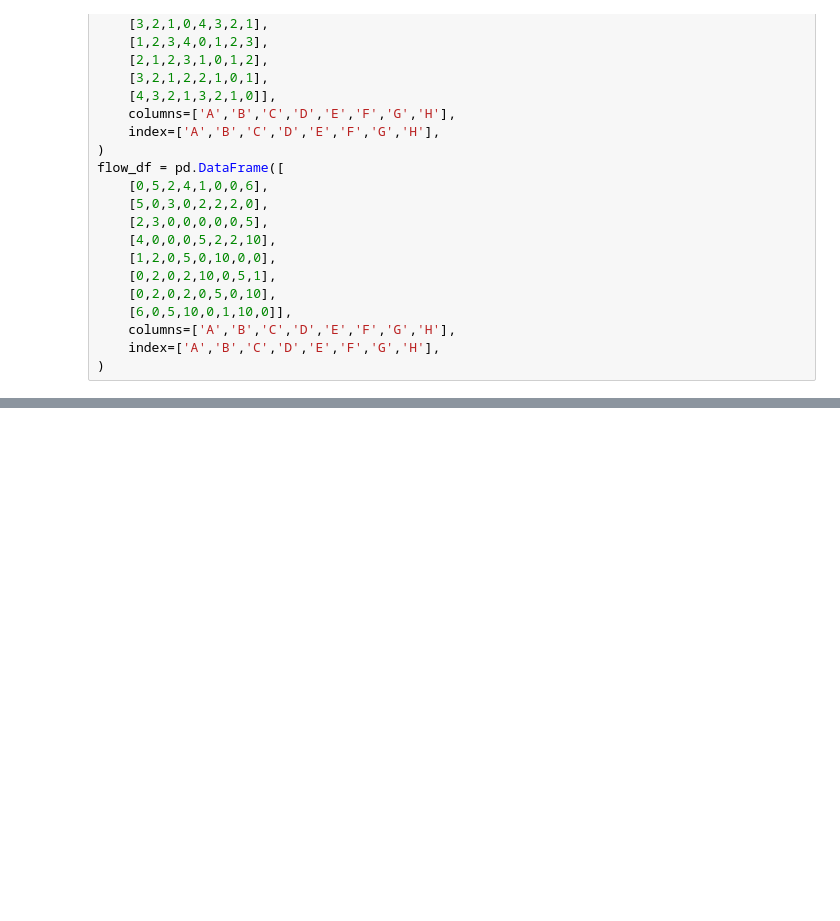
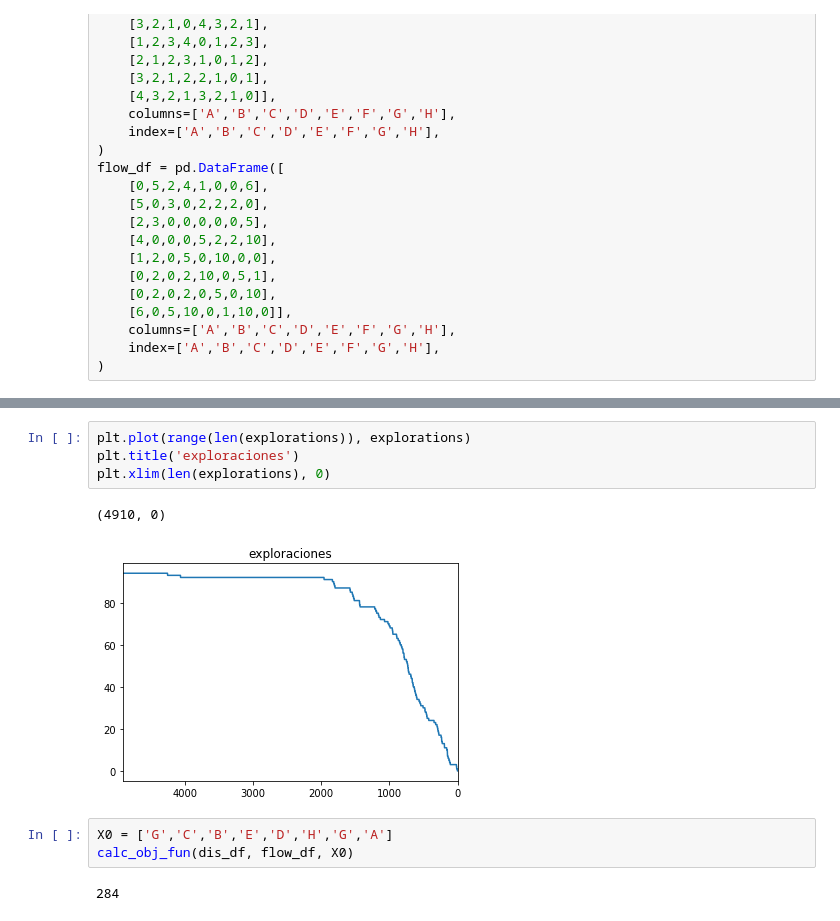
Before and after one commit to barucAlmaguer/metaheuristics, a Jupyter notebook: jp/quadratic assignment problem (SA).ipynb, the cells around one changed output, grey strips where cells are left out. Drawn from its saved outputs; the diff is of its cells as text; blank space fills up the shorter version.

```diff
--- a/jp/quadratic assignment problem (SA).ipynb
+++ b/jp/quadratic assignment problem (SA).ipynb
@@ -103,0 +110,12 @@ Minimized cost: 218
+# %%
+plt.plot(range(len(explorations)), explorations)
+plt.title('exploraciones')
+plt.xlim(len(explorations), 0)
+# %% [output]
+(4910, 0)
+[figure, added]
+# %%
+X0 = ['G','C','B','E','D','H','G','A']
+calc_obj_fun(dis_df, flow_df, X0)
+# %% [output]
+284
```
Also changed, not shown: parts of 5 cells of this notebook, 4 other files.
